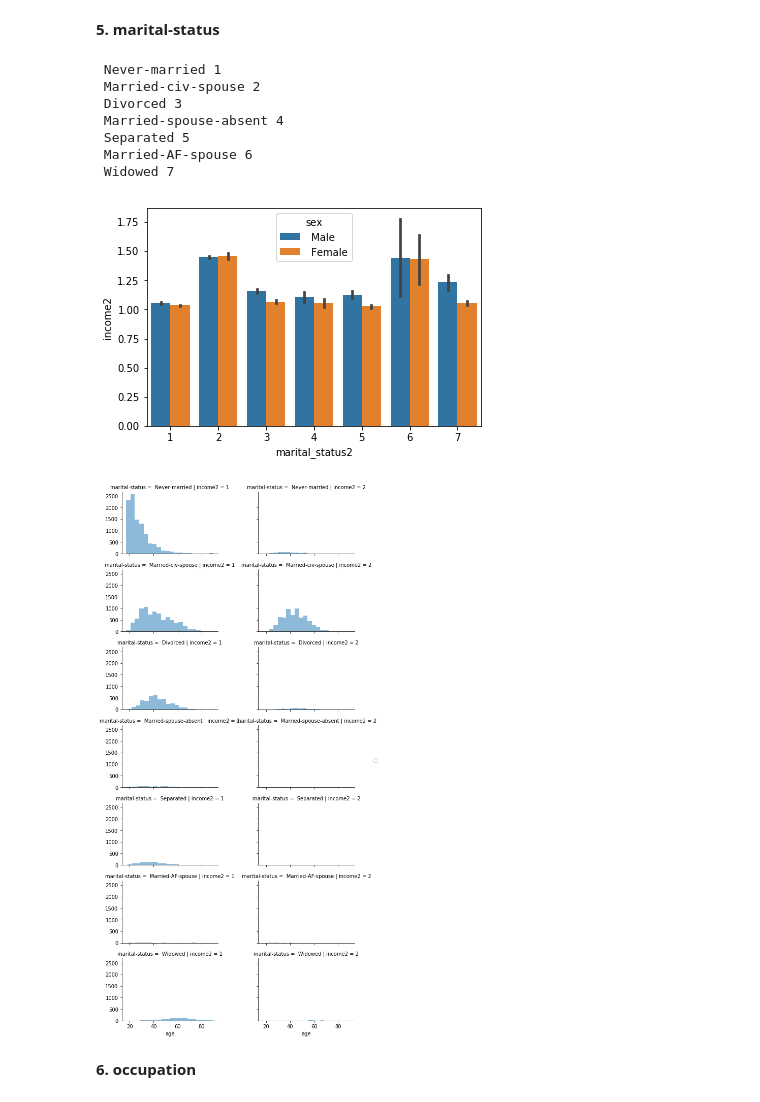
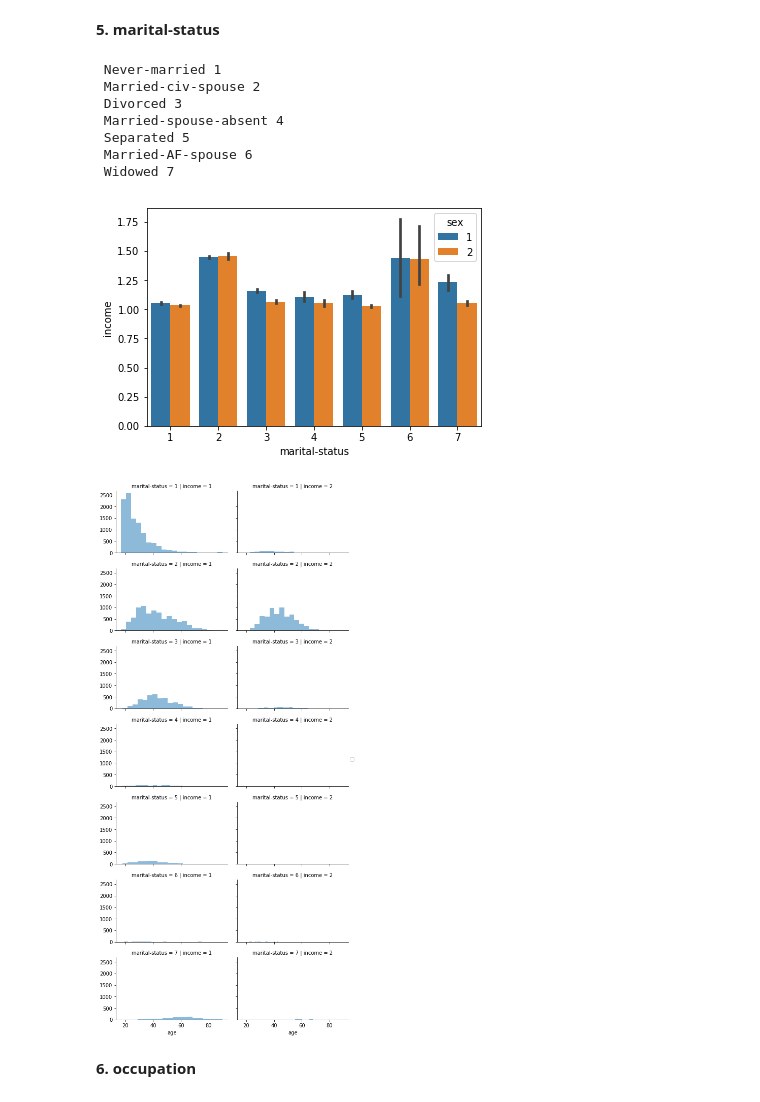
Before and after one commit to anidata/tutorials, a Jupyter notebook: Docker_census_data.ipynb, the cells around one changed output. Saved outputs shown, nothing was run; the diff lists cells and outputs as text; code cells hidden in the pictures.

```diff
--- a/Docker_census_data.ipynb
+++ b/Docker_census_data.ipynb
@@ -470,7 +553,7 @@ grid.add_legend();
 # %% [markdown]
 **5. marital-status**
 # %%
-sns.barplot(x='marital_status2', y='income2', data=orig_data,  hue='sex')
+sns.barplot(x='marital-status', y='income', data=orig_data,  hue='sex')
 for keys in marital_status:
     label = marital_status[keys]
     print("{:<8} {:<30}".format(keys, label))
@@ -482,13 +565,13 @@ for keys in marital_status:
  Separated 5
  Married-AF-spouse 6
  Widowed 7
-[figure, old version]
+[figure, new version]
 # %%
-grid = sns.FacetGrid(orig_data, col='income2', row='marital-status', size=2.2, aspect=1.6)
+grid = sns.FacetGrid(orig_data, col='income', row='marital-status', size=2.2, aspect=1.6)
 grid.map(plt.hist, 'age', alpha=.5, bins=20)
 grid.add_legend();
 # %% [output]
-[figure, old version]
+[figure, new version]
 # %% [markdown]
 **6. occupation**
 # %%
```
Also changed, not shown: parts of 133 cells of this notebook.
